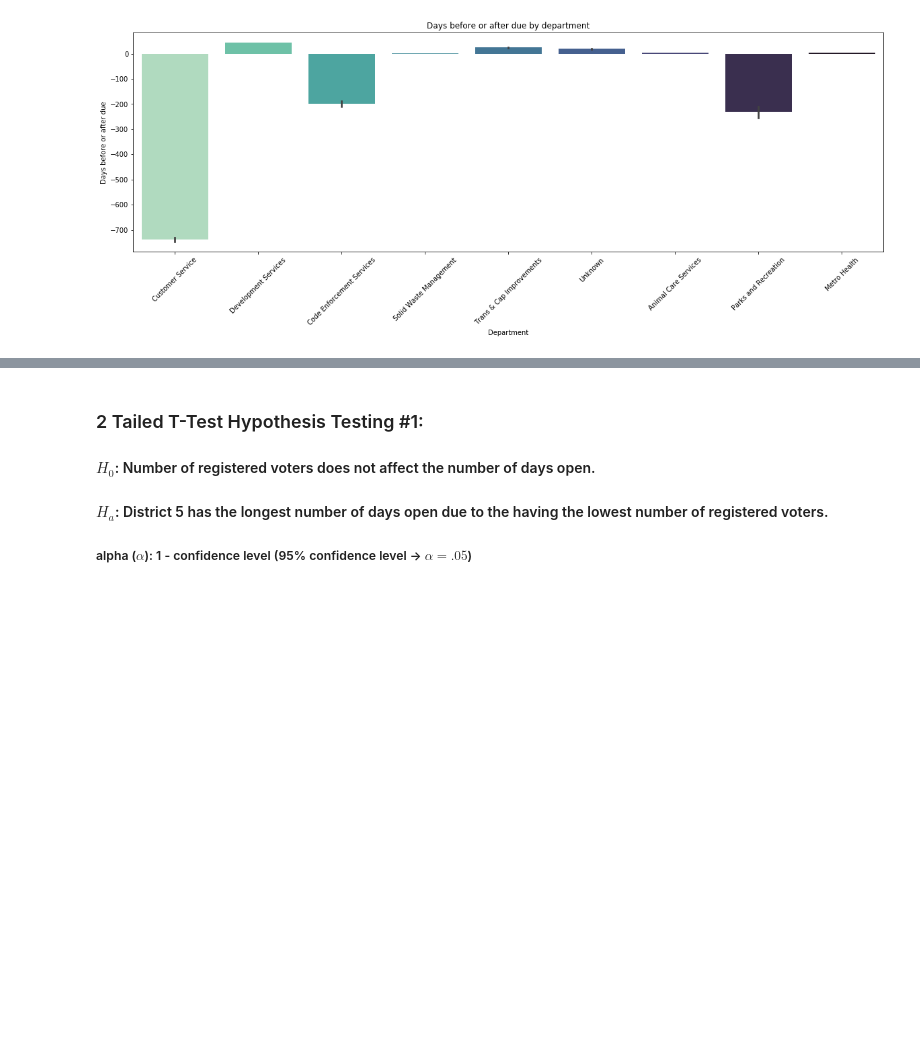
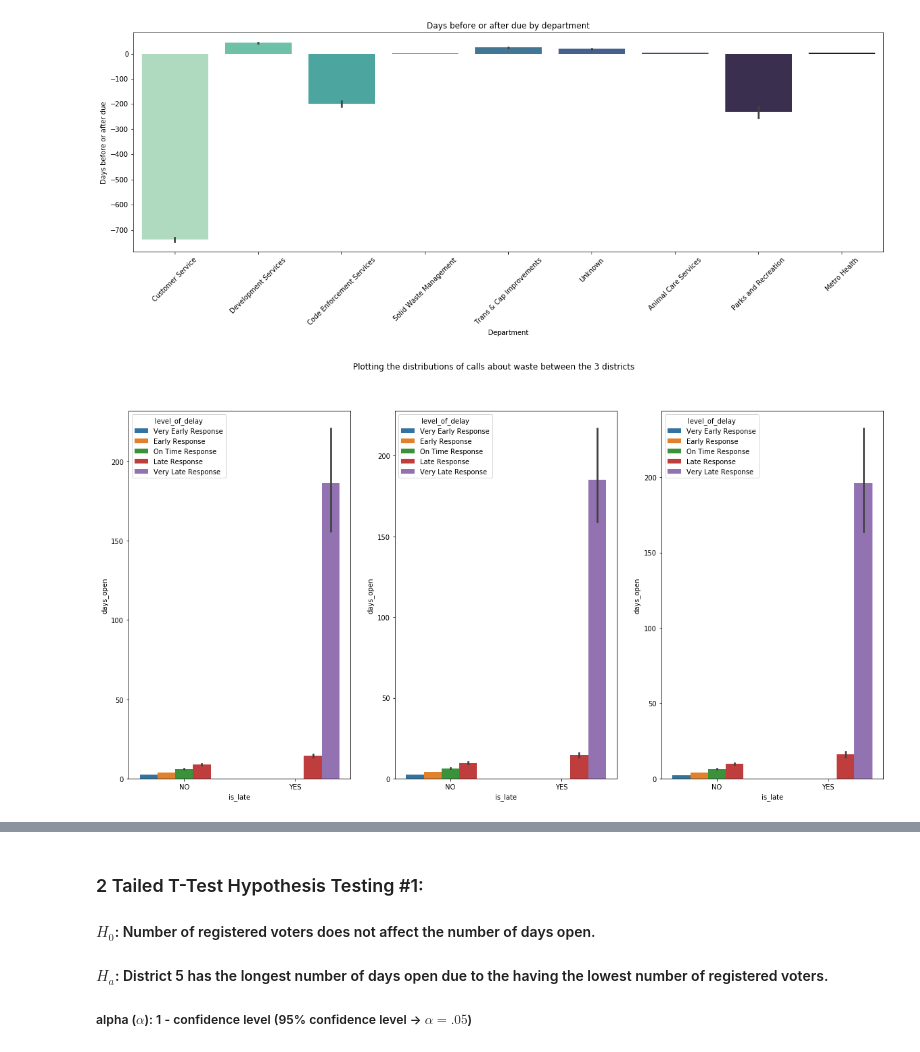
Before and after one commit to 3-1-1-Codeup/project, a Jupyter notebook: workbooks/gabby/second_iteration/explore_and_model.ipynb, the cells around one changed output, grey strips where cells are left out. Drawn from its saved outputs; the diff is of its cells as text; code cells hidden in the pictures; blank space fills up the shorter version.

```diff
--- a/workbooks/gabby/second_iteration/explore_and_model.ipynb
+++ b/workbooks/gabby/second_iteration/explore_and_model.ipynb
@@ -160,3 +160,47 @@ plt.xticks(rotation=45)
 plt.show()
 # %% [output]
 [figure]
+# %%
+train['council_district'] = train['council_district'].astype('int')
+dist_3 = train[train["council_district"] == 3]
+dist_8 = train[train["council_district"] == 8]
+dist_9 = train[train["council_district"] == 9]
+dist_3_waste= dist_3[dist_3["call_reason"] == "waste"]
+dist_8_waste= dist_8[dist_8["call_reason"] == "waste"]
+dist_9_waste= dist_9[dist_9["call_reason"] == "waste"]
+dist_3_code= dist_3[dist_3["call_reason"] == "code"]
+dist_8_code= dist_8[dist_8["call_reason"] == "code"]
+dist_9_code= dist_9[dist_9["call_reason"] == "code"]
+dist_3_street= dist_3[dist_3["call_reason"] == "streets"]
+dist_8_street= dist_8[ dist_8["call_reason"] == "streets"]
+dist_9_street= dist_9[ dist_9["call_reason"] == "streets"]
+dist_3_traffic= dist_3[dist_3["call_reason"] == "traffic"]
+dist_8_traffic= dist_8[dist_8["call_reason"] == "traffic"]
+dist_9_traffic= dist_9[dist_9["call_reason"] == "traffic"]
+# %%
+plt.figure(figsize=(20, 10))
+
+plt.suptitle("Plotting the distributions of calls about waste between the 3 districts")
+
+plt.subplot(1,3,1)
+sns.barplot(
+    data=dist_3_waste,
+    x="is_late", y="days_open", hue="level_of_delay"
+)
+plt.title="District 3"
+plt.subplot(1, 3, 2)
+sns.barplot(
+    data=dist_8_waste,
+    x="is_late", y="days_open", hue="level_of_delay"
+)
+plt.title="District 8"
+
+plt.subplot(1, 3, 3)
+plt.title="District 9"
+sns.barplot(
+    data=dist_9_waste,
+    x="is_late", y="days_open", hue="level_of_delay"
+)
+plt.savefig('waste_calls.png')
+# %% [output]
+[figure, added]
```
Also changed, not shown: parts of 5 cells of this notebook.
